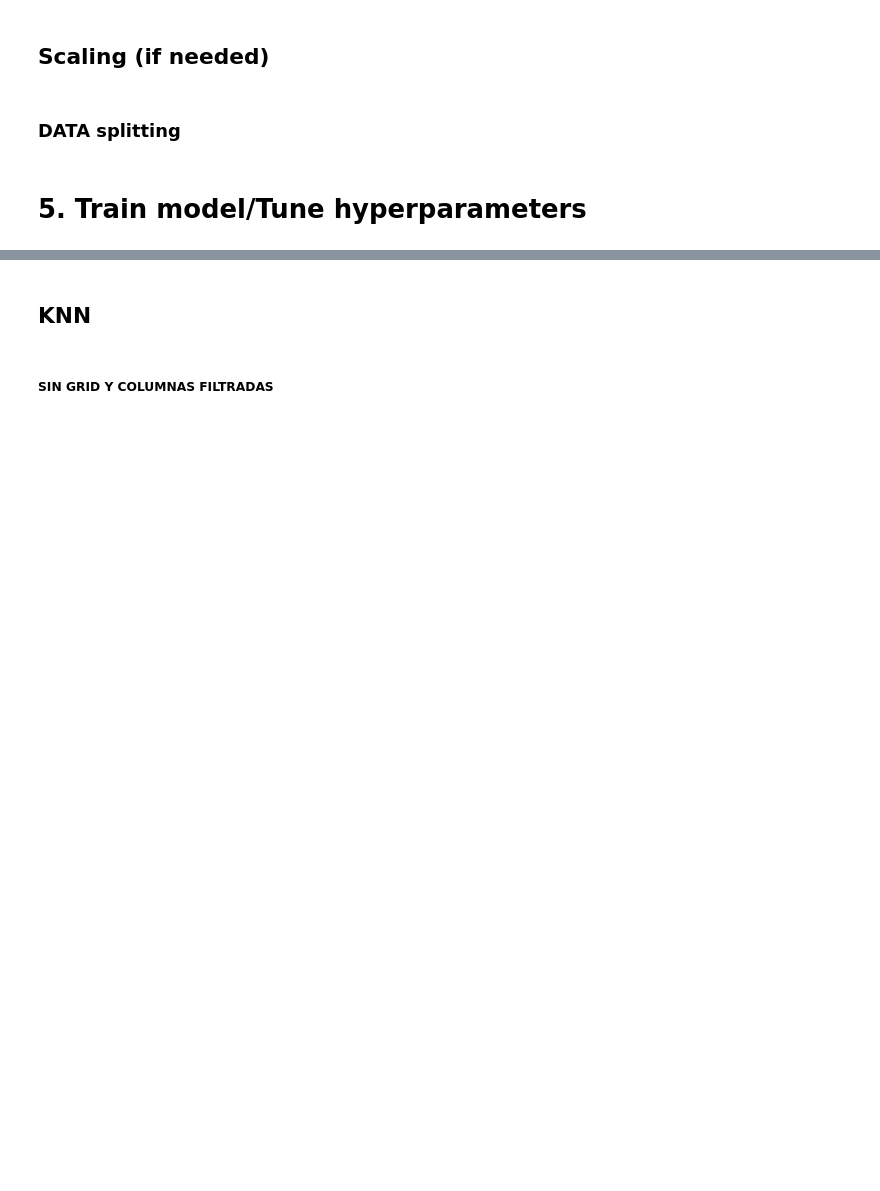
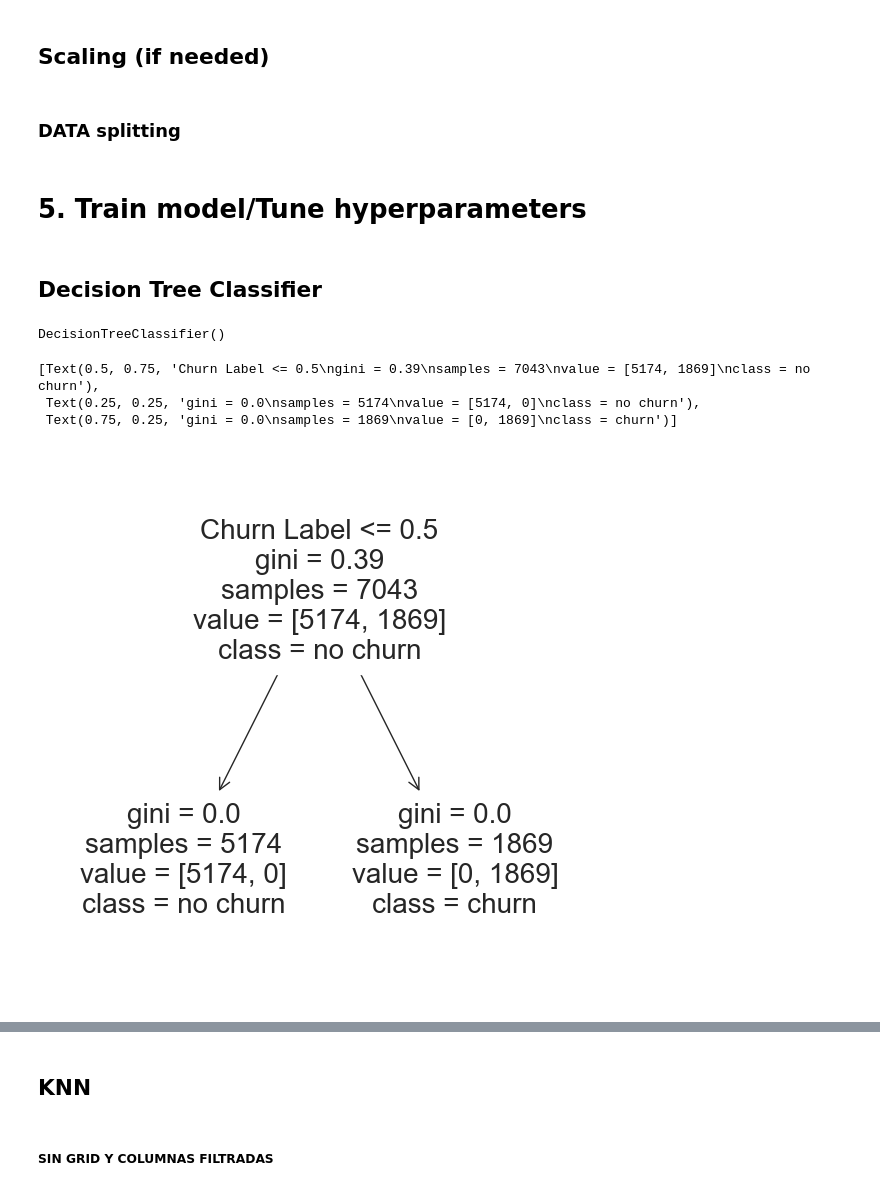
Before and after one commit to mcpoveda2/ProyectoFinalPython, a Jupyter notebook: project.ipynb, the cells around one changed output, grey strips where cells are left out. Saved outputs shown, nothing was run; the diff lists cells and outputs as text; code cells hidden in the pictures; blank space fills up the shorter version.

Commit message:
DesicionTreeClassifier
Modelo

```diff
--- a/project.ipynb
+++ b/project.ipynb
@@ -560,12 +562,11 @@ scaler = RobustScaler()
 ### DATA splitting
 # %%
 columnasModelo = ['Gender', 'Age', 'Married', 'Number of Dependents',
-        'Referred a Friend',
-       'Tenure in Months', 'Offer_No Offer', 'Offer_Offer E', 'Offer_Offer D',
+        'Referred a Friend', 'Tenure in Months', 'Offer_None', 'Offer_Offer E', 'Offer_Offer D',
        'Offer_Offer C', 'Offer_Offer B', 'Offer_Offer A', 'Phone Service',
        'Avg Monthly Long Distance Charges', 'Multiple Lines',
        'Internet Service', 'Internet Type_DSL', 'Internet Type_Fiber Optic',
-       'Internet Type_Cable', 'Internet Type_No Internet',
+       'Internet Type_Cable', 'Internet Type_None',
        'Avg Monthly GB Download', 'Online Security', 'Online Backup',
        'Device Protection Plan', 'Premium Tech Support', 'Streaming TV',
        'Streaming Movies', 'Streaming Music', 'Unlimited Data',
@@ -579,0 +586,16 @@ columnasModelo = ['Gender', 'Age', 'Married', 'Number of Dependents',
+# %% [markdown]
+## Decision Tree Classifier
+# %%
+model = DecisionTreeClassifier()
+# %%
+model.fit(X=X, y=data["Churn Label"])
+# %% [output]
+DecisionTreeClassifier()
+# %%
+plt.figure(figsize=(7, 7))
+plot_tree(model, feature_names=X.columns, class_names=["no churn", "churn"])
+# %% [output]
+[Text(0.5, 0.75, 'Churn Label <= 0.5\ngini = 0.39\nsamples = 7043\nvalue = [5174, 1869]\nclass = no churn'),
+ Text(0.25, 0.25, 'gini = 0.0\nsamples = 5174\nvalue = [5174, 0]\nclass = no churn'),
+ Text(0.75, 0.25, 'gini = 0.0\nsamples = 1869\nvalue = [0, 1869]\nclass = churn')]
+[figure, added]
```
Also changed, not shown: parts of 44 cells of this notebook.
